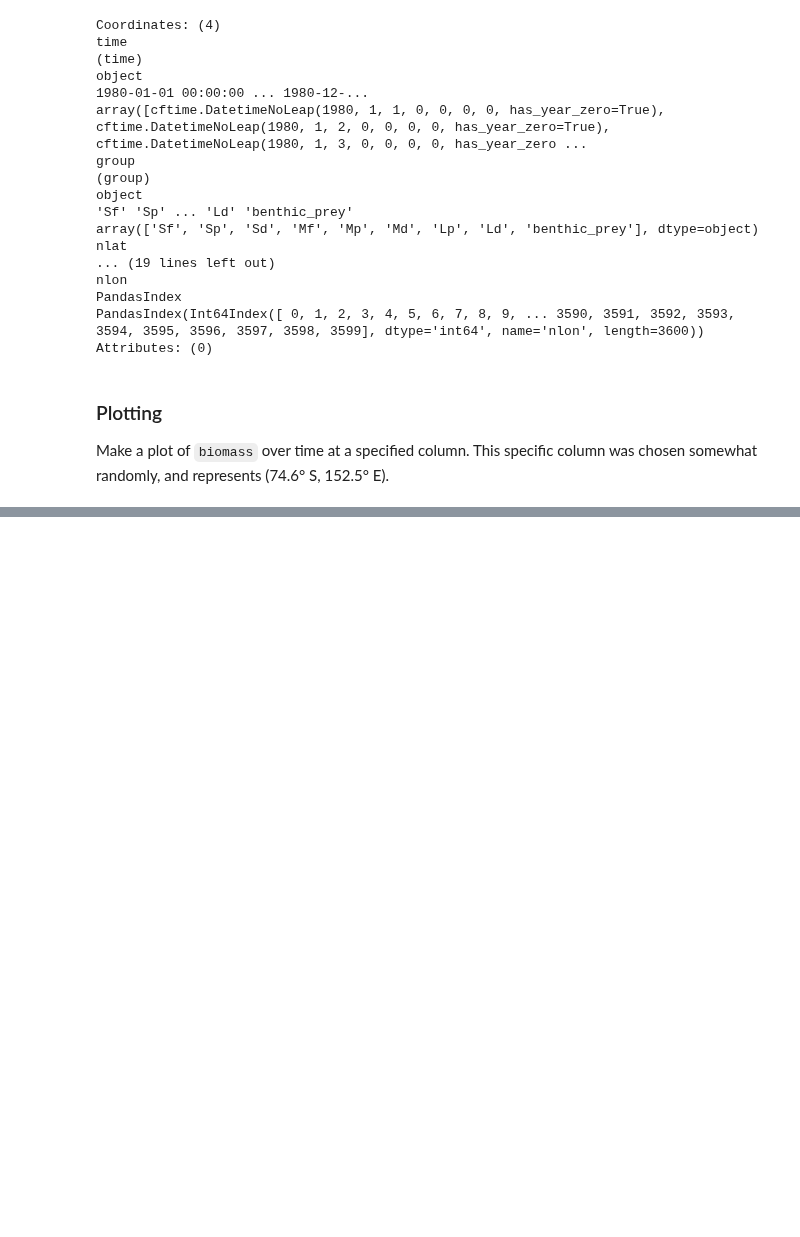
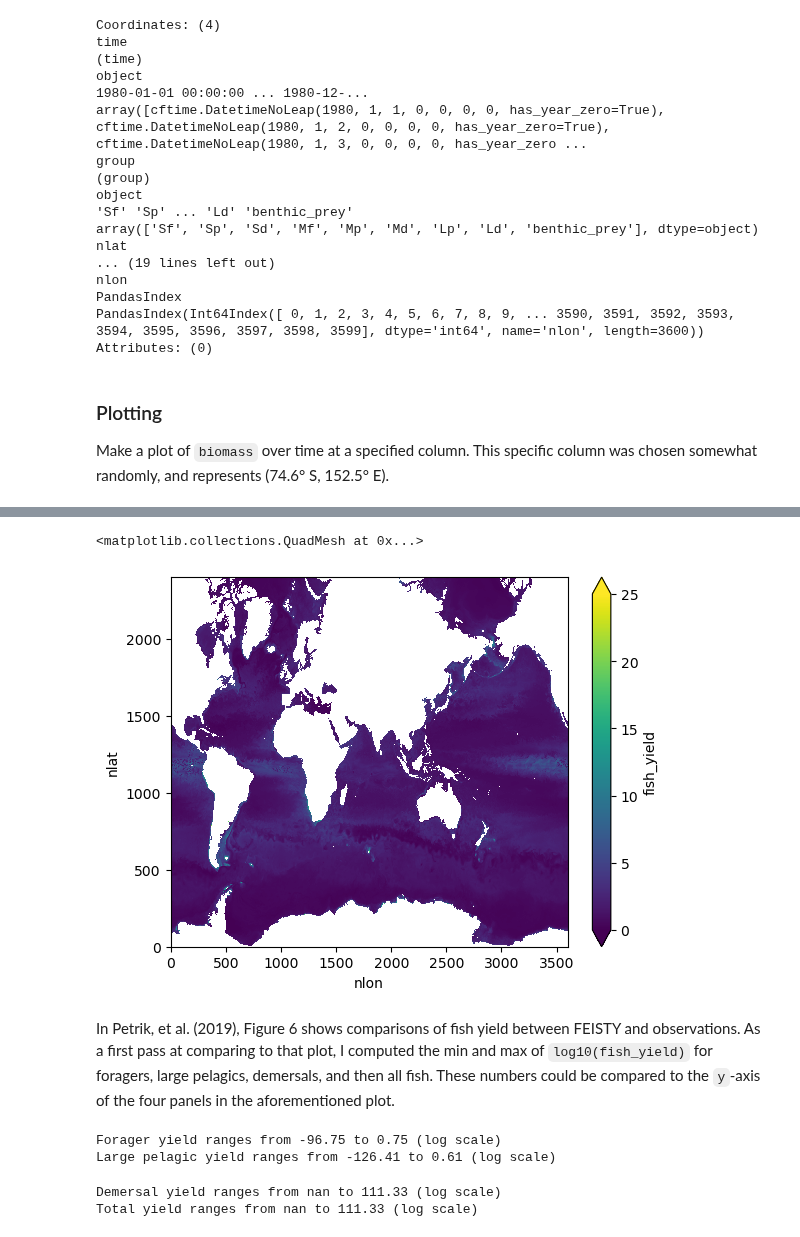
Before and after one commit to marbl-ecosys/feisty, a Jupyter notebook: examples/Forced From Timeseries (highres).ipynb, the cells around one changed output, grey strips where cells are left out. Cells and saved outputs as stored; diff of their text form; code cells hidden in the pictures; blank space fills up the shorter version.

```diff
--- a/examples/Forced From Timeseries (highres).ipynb
+++ b/examples/Forced From Timeseries (highres).ipynb
@@ -167,0 +190,5 @@ Wall time: 1.86 s
+# %%
+%%time
+
+ds_out['fish_yield'].sum(['time', 'fish'], skipna=False).plot(vmin=0, vmax=25)
+# %% [output]
@@ -167,0 +197,38 @@ Wall time: 1.86 s
+<matplotlib.collections.QuadMesh at 0x...>
+[figure, added]
+# %% [markdown]
+In Petrik, et al. (2019), Figure 6 shows comparisons of fish yield between FEISTY and observations.
+As a first pass at comparing to that plot, I computed the min and max of `log10(fish_yield)` for foragers,
+large pelagics, demersals, and then all fish.
+These numbers could be compared to the `y`-axis of the four panels in the aforementioned plot.
+# %%
+# Forage
+forage_yield = (
+    ds_out['fish_yield'].sel(fish=['Sf', 'Mf']).sum(['time', 'fish'], skipna=False).values
+)
+minmax = np.log10(np.array([np.nanmin(forage_yield), np.nanmax(forage_yield)]))
+print(f'Forager yield ranges from {minmax[0]:.2f} to {minmax[1]:.2f} (log scale)')
+
+# Large Pelagic
+pelagic_yield = (
+    ds_out['fish_yield'].sel(fish=['Sp', 'Mp', 'Lp']).sum(['time', 'fish'], skipna=False).values
+)
+minmax = np.log10(np.array([np.nanmin(pelagic_yield), np.nanmax(pelagic_yield)]))
+print(f'Large pelagic yield ranges from {minmax[0]:.2f} to {minmax[1]:.2f} (log scale)')
+
+# Demersal
+demersal_yield = (
+    ds_out['fish_yield'].sel(fish=['Sd', 'Md', 'Ld']).sum(['time', 'fish'], skipna=False).values
+)
+minmax = np.log10(np.array([np.nanmin(demersal_yield), np.nanmax(demersal_yield)]))
+print(f'Demersal yield ranges from {minmax[0]:.2f} to {minmax[1]:.2f} (log scale)')
+
+# Total
+total_yield = ds_out['fish_yield'].sum(['time', 'fish'], skipna=False).values
+minmax = np.log10(np.array([np.nanmin(total_yield), np.nanmax(total_yield)]))
+print(f'Total yield ranges from {minmax[0]:.2f} to {minmax[1]:.2f} (log scale)')
+# %% [output]
+Forager yield ranges from -96.75 to 0.75 (log scale)
+Large pelagic yield ranges from -126.41 to 0.61 (log scale)
+Demersal yield ranges from nan to 111.33 (log scale)
+Total yield ranges from nan to 111.33 (log scale)
```
Also changed, not shown: parts of 8 cells of this notebook, 10 other files.
